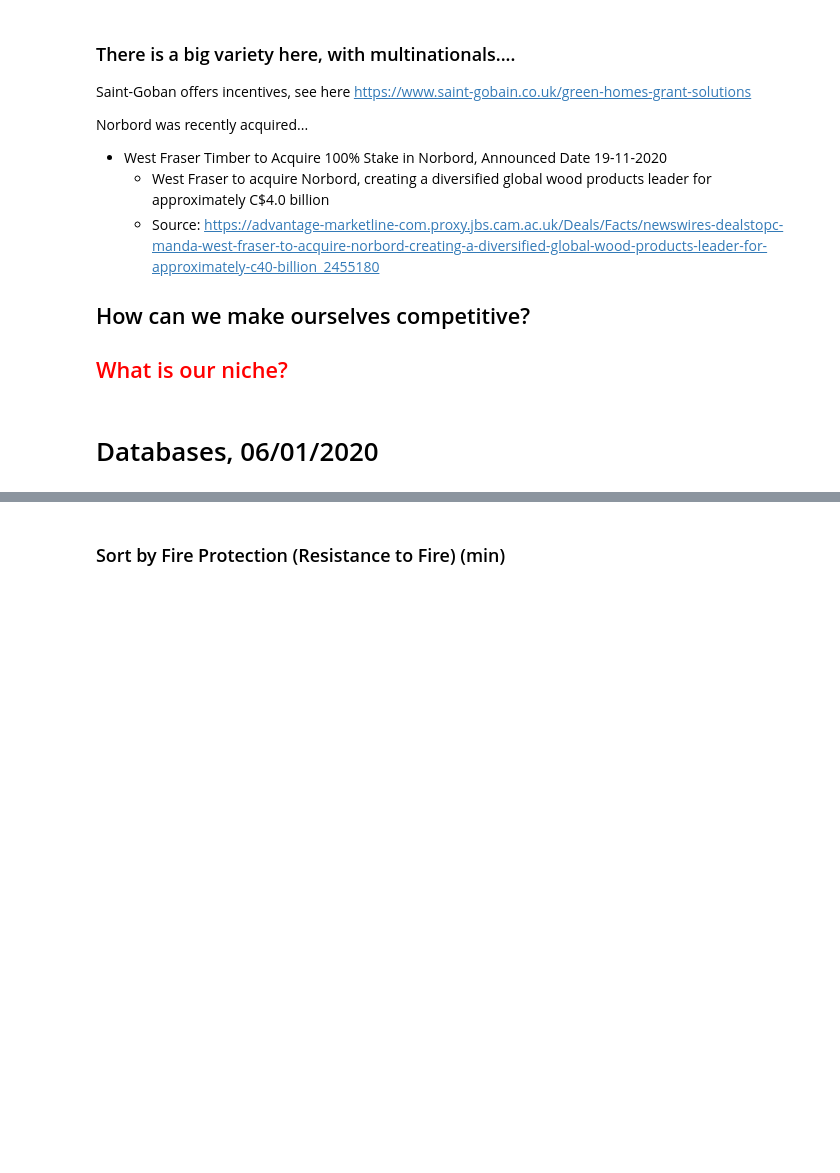
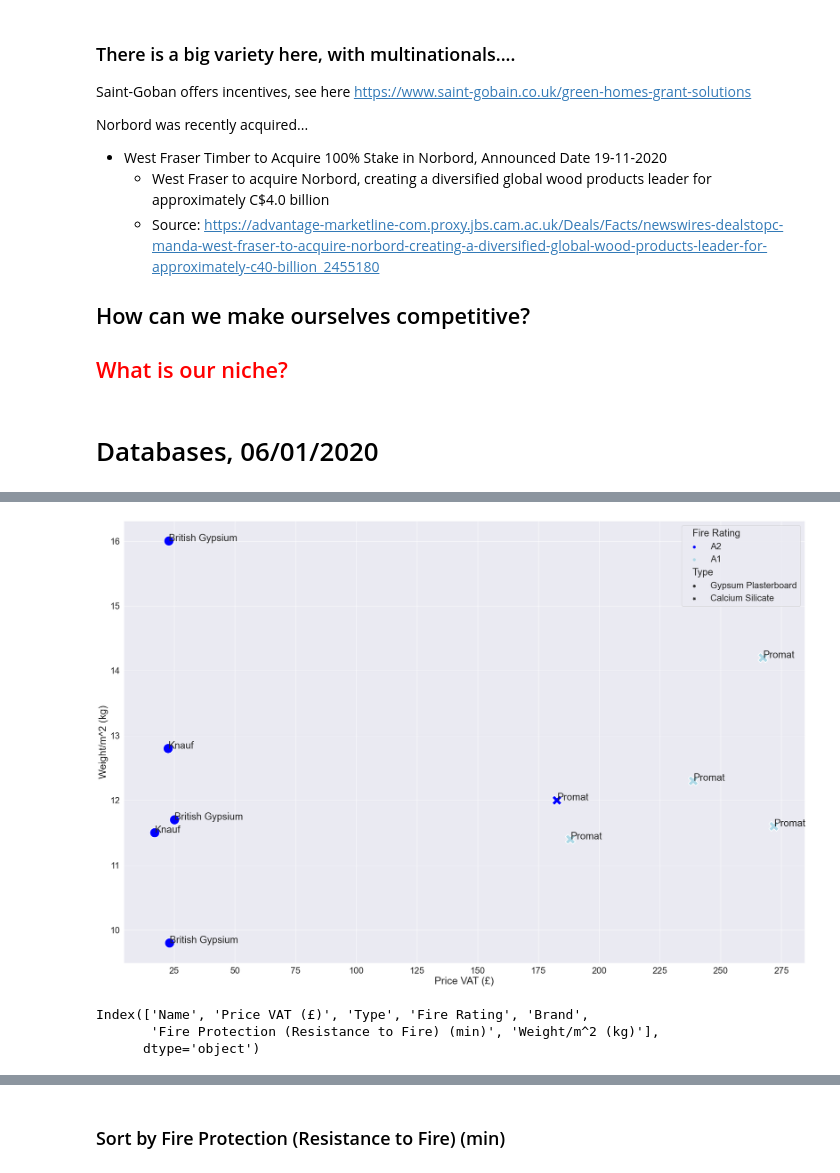
Before and after one commit to Saladino93/EnterpriseTech, a Jupyter notebook: ScrapedPrices.ipynb, the cells around one changed output, grey strips where cells are left out. Drawn from its saved outputs; the diff is of its cells as text; code cells hidden in the pictures; blank space fills up the shorter version.

```diff
--- a/ScrapedPrices.ipynb
+++ b/ScrapedPrices.ipynb
@@ -155,0 +204,4 @@ Ignored the following from the website [1 Sheet  coverage, Pallet Coverage, Volu
+# %%
+df_not_nan = df.dropna(subset = ['Thickness (mm)', 'Fire Rating (Reaction to Fire)'])
+df = df_not_nan
+df
@@ -155,0 +329,4 @@ Ignored the following from the website [1 Sheet  coverage, Pallet Coverage, Volu
+# %%
+df['Type'] = types
+df['Fire Rating'] = fire_ratings
+df['Brand'] = brands
@@ -155,0 +349,40 @@ Ignored the following from the website [1 Sheet  coverage, Pallet Coverage, Volu
+# %%
+dfnew = df[['Name', 'Price VAT (£)', 'Type', 'Fire Rating', 'Brand', 'Fire Protection (Resistance to Fire) (min)', 'Weight/m^2 (kg)']].copy()
+# %%
+dfnew_ = dfnew[dfnew['Price VAT (£)']<300]
+# %%
+a4_dims = (30, 20)
+
+fig, ax = plt.subplots(figsize = a4_dims)
+
+plt.rc('font', family = 'serif')
+
+ax.set_xlabel(xlabel = '', fontsize = 25)
+ax.set_ylabel(ylabel = '', fontsize = 25)
+
+ax.set_xticks(range(0,800, 25))
+
+sns.set(font_scale = 2)
+ax = sns.scatterplot(data = dfnew_, x = 'Price VAT (£)', y = 'Weight/m^2 (kg)',
+                hue = 'Fire Rating', palette = ['blue', 'lightblue'], style = 'Type', s = 600)
+
+def label_point(x, y, val, ax):
+    a = pd.concat({'x': x, 'y': y, 'val': val}, axis = 1)
+    for i, point in a.iterrows():
+        ax.text(point['x']+.02, point['y'], str(point['val']))
+
+label_point(dfnew_['Price VAT (£)'], dfnew_['Weight/m^2 (kg)'], dfnew_['Brand'], plt.gca())
+
+#sns.scatterplot(x="total_bill", y="tip",
+#                     hue="day", style="time", data=tips)
+
+
+plt.savefig('prices-hist.png', bbox_inches = 'tight', dpi = 200)
+# %% [output]
+[figure, added]
+# %%
+dfnew.keys()
+# %% [output]
+Index(['Name', 'Price VAT (£)', 'Type', 'Fire Rating', 'Brand',
+       'Fire Protection (Resistance to Fire) (min)', 'Weight/m^2 (kg)'],
+      dtype='object')
```
Also changed, not shown: parts of 19 cells of this notebook, 18 other files.
